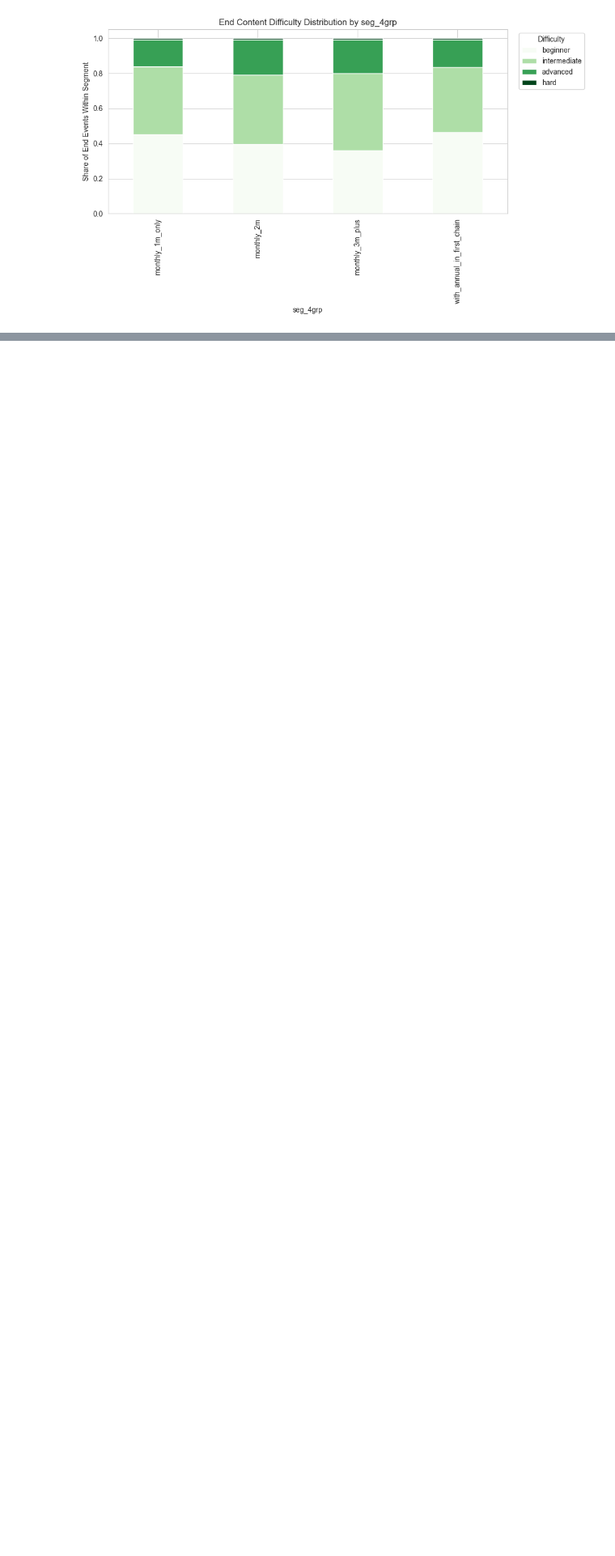
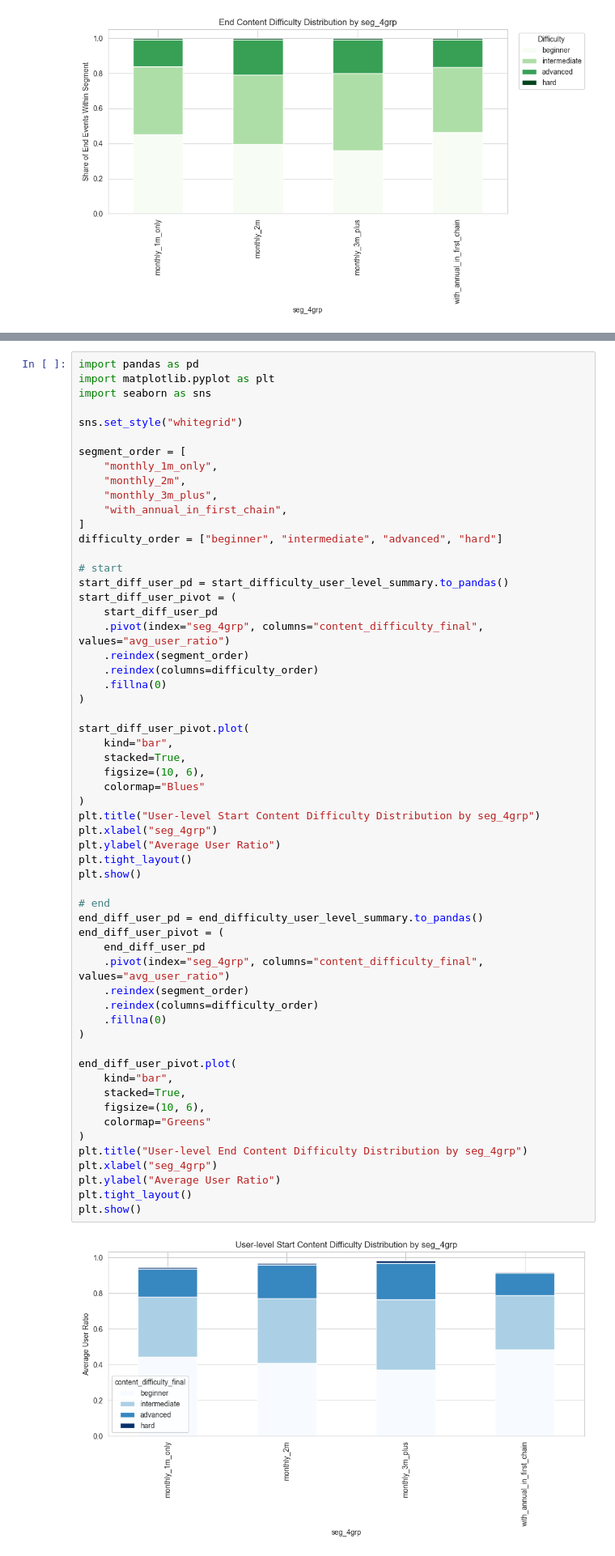
Before and after one commit to tecet1/midproject1, a Jupyter notebook: EDA/topic2_eda_modified.ipynb, the cells around one changed output, grey strips where cells are left out. Shown at 81% size. Drawn from its saved outputs; the diff is of its cells as text; blank space fills up the shorter version.

```diff
--- a/EDA/topic2_eda_modified.ipynb
+++ b/EDA/topic2_eda_modified.ipynb
@@ -4016,0 +3973,60 @@ plt.show()
+# %%
+import pandas as pd
+import matplotlib.pyplot as plt
+import seaborn as sns
+
+sns.set_style("whitegrid")
+
+segment_order = [
+    "monthly_1m_only",
+    "monthly_2m",
+    "monthly_3m_plus",
+    "with_annual_in_first_chain",
+]
+difficulty_order = ["beginner", "intermediate", "advanced", "hard"]
+
+# start
+start_diff_user_pd = start_difficulty_user_level_summary.to_pandas()
+start_diff_user_pivot = (
+    start_diff_user_pd
+    .pivot(index="seg_4grp", columns="content_difficulty_final", values="avg_user_ratio")
+    .reindex(segment_order)
+    .reindex(columns=difficulty_order)
+    .fillna(0)
+)
+
+start_diff_user_pivot.plot(
+    kind="bar",
+    stacked=True,
+    figsize=(10, 6),
+    colormap="Blues"
+)
+plt.title("User-level Start Content Difficulty Distribution by seg_4grp")
+plt.xlabel("seg_4grp")
+plt.ylabel("Average User Ratio")
+plt.tight_layout()
+plt.show()
+
+# end
+end_diff_user_pd = end_difficulty_user_level_summary.to_pandas()
+end_diff_user_pivot = (
+    end_diff_user_pd
+    .pivot(index="seg_4grp", columns="content_difficulty_final", values="avg_user_ratio")
+    .reindex(segment_order)
+    .reindex(columns=difficulty_order)
+    .fillna(0)
+)
+
+end_diff_user_pivot.plot(
+    kind="bar",
+    stacked=True,
+    figsize=(10, 6),
+    colormap="Greens"
+)
+plt.title("User-level End Content Difficulty Distribution by seg_4grp")
+plt.xlabel("seg_4grp")
+plt.ylabel("Average User Ratio")
+plt.tight_layout()
+plt.show()
+# %% [output]
+[figure, added]
```
Also changed, not shown: parts of 90 cells of this notebook, 2 other files.
